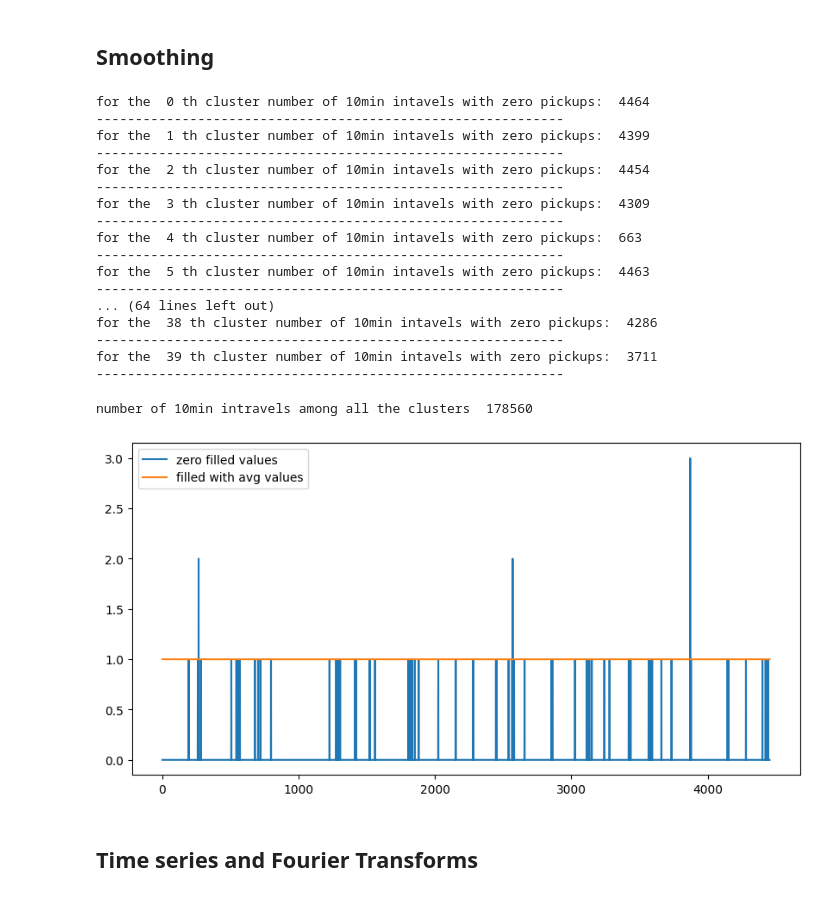
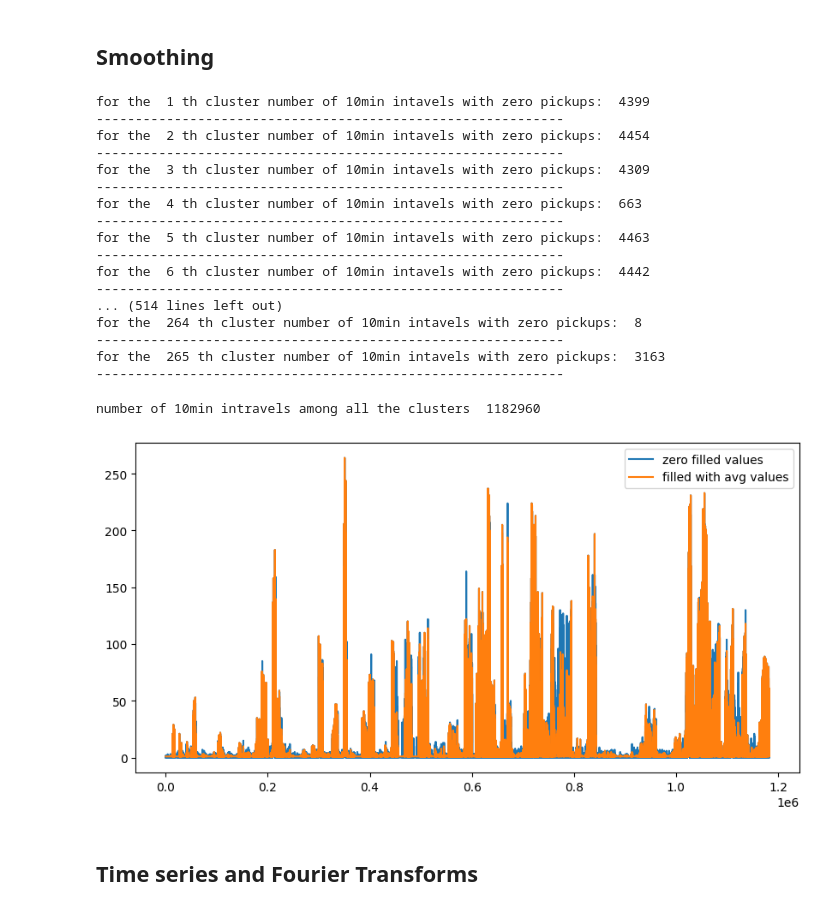
Before and after one commit to SoftwareApplicatiokn/newyork_taxi, a Jupyter notebook: NYC_taxi.ipynb, the cells around one changed output. Cells and saved outputs as stored; diff of their text form; code cells hidden in the pictures.

```diff
--- a/NYC_taxi.ipynb
+++ b/NYC_taxi.ipynb
@@ -652,7 +652,7 @@ Final groupbying..
 # we got an observation that there are some pickpbins that doesnt have any pickups
 def return_unq_pickup_bins(frame):
     values = []
-    for i in range(0,40):
+    for i in range(1,266):
         new = frame[frame['PULocationID'] == i]
         list_unq = list(set(new['pickup_bins']))
         list_unq.sort()
@@ -672,12 +672,10 @@ feb_2020_unique = return_unq_pickup_bins(feb_2020_frame)
 mar_2020_unique = return_unq_pickup_bins(mar_2020_frame)
 # %%
 # for each cluster number of 10min intravels with 0 pickups
-for i in range(40):
-    print("for the ",i,"th cluster number of 10min intavels with zero pickups: ",4464 - len(set(jan_2019_unique[i])))
+for i in range(1,266):
+    print("for the ",i,"th cluster number of 10min intavels with zero pickups: ",4464 - len(set(jan_2019_unique[i-1])))
     print('-'*60)
 # %% [output]
-for the  0 th cluster number of 10min intavels with zero pickups:  4464
-------------------------------------------------------------
 for the  1 th cluster number of 10min intavels with zero pickups:  4399
 ------------------------------------------------------------
 for the  2 th cluster number of 10min intavels with zero pickups:  4454
@@ -688,11 +686,13 @@ for the  4 th cluster number of 10min intavels with zero pickups:  663
 ------------------------------------------------------------
 for the  5 th cluster number of 10min intavels with zero pickups:  4463
 ------------------------------------------------------------
-... (64 lines left out)
-for the  38 th cluster number of 10min intavels with zero pickups:  4286
+for the  6 th cluster number of 10min intavels with zero pickups:  4442
 ------------------------------------------------------------
-for the  39 th cluster number of 10min intavels with zero pickups:  3711
+... (514 lines left out)
+for the  264 th cluster number of 10min intavels with zero pickups:  8
 ------------------------------------------------------------
+for the  265 th cluster number of 10min intavels with zero pickups:  3163
+------------------------------------------------------------
 # %%
 # Fills a value of zero for every bin where no pickup data is present
 # the count_values: number pickps that are happened in each region for each 10min intravel
@@ -706,11 +706,11 @@ for the  39 th cluster number of 10min intavels with zero pickups:  3711
 def fill_missing(count_values,values):
     smoothed_regions=[]
     ind=0
-    for r in range(0,40):
+    for r in range(1,266):
         smoothed_bins=[]
         for i in range(4464):
-            if i in values[r]:
-                smoothed_bins.append(count_values[ind])
+            if i in values[r-1]:
+                smoothed_bins.append(count_values[ind-1])
                 ind+=1
             else:
                 smoothed_bins.append(0)
@@ -731,20 +731,20 @@ def smoothing(count_values,values):
     ind=0
     repeat=0
     smoothed_value=0
-    for r in range(0,40):
+    for r in range(1,266):
         smoothed_bins=[] #stores the final smoothed values
         repeat=0
         for i in range(4464):
             if repeat!=0: # prevents iteration for a value which is already visited/resolved
                 repeat-=1
                 continue
-            if i in values[r]: #checks if the pickup-bin exists
-                smoothed_bins.append(count_values[ind]) # appends the value of the pickup bin if it exists
+            if i in values[r-1]: #checks if the pickup-bin exists
+                smoothed_bins.append(count_values[ind-1]) # appends the value of the pickup bin if it exists
             else:
                 if i!=0:
                     right_hand_limit=0
                     for j in range(i,4464):
-                        if  j not in values[r]: #searches for the left-limit or the pickup-bin value which has a pickup value
+                        if  j not in values[r-1]: #searches for the left-limit or the pickup-bin value which has a pickup value
                             continue
                         else:
                             right_hand_limit=j
@@ -768,7 +768,7 @@ def smoothing(count_values,values):
                     #Case 3: When we have the first/first few values are found to be missing,hence we have no left-limit here
                     right_hand_limit=0
                     for j in range(i,4464):
-                        if  j not in values[r]:
+                        if  j not in values[r-1]:
                             continue
                         else:
                             right_hand_limit=j
@@ -795,18 +795,18 @@ jan_2019_smooth = smoothing(jan_2019_groupby['trip_distance'].values,jan_2019_un
 # for each cluster we will have 4464 values, therefore 40*4464 = 178560 (length of the jan_2019_fill)
 print("number of 10min intravels among all the clusters ",len(jan_2019_fill))
 # %% [output]
-number of 10min intravels among all the clusters  178560
+number of 10min intravels among all the clusters  1182960
 # %%
 # Smoothing vs Filling
 # sample plot that shows two variations of filling missing values
 # we have taken the number of pickups for cluster region 2
 plt.figure(figsize=(10,5))
-plt.plot(jan_2019_fill[4464:8920], label="zero filled values")
-plt.plot(jan_2019_smooth[4464:8920], label="filled with avg values")
+plt.plot(jan_2019_fill[0:1182960], label="zero filled values")
+plt.plot(jan_2019_smooth[0:1182960], label="filled with avg values")
 plt.legend()
 plt.show()
 # %% [output]
-[figure, old version]
+[figure, new version]
 # %%
 # Jan-2015 data is smoothed, Jan,Feb & March 2016 data missing values are filled with zero
 jan_2019_smooth = smoothing(jan_2019_groupby['trip_distance'].values,jan_2019_unique)
```
Also changed, not shown: parts of 15 cells of this notebook.
